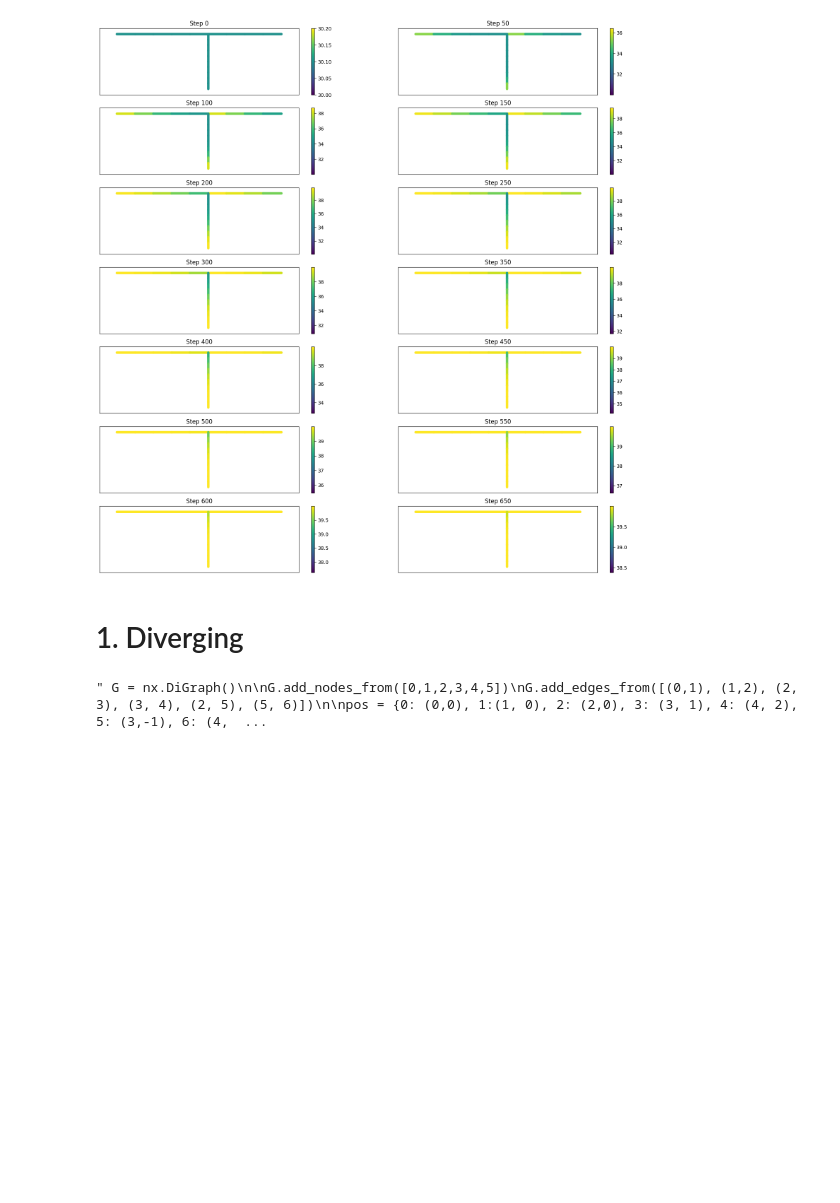
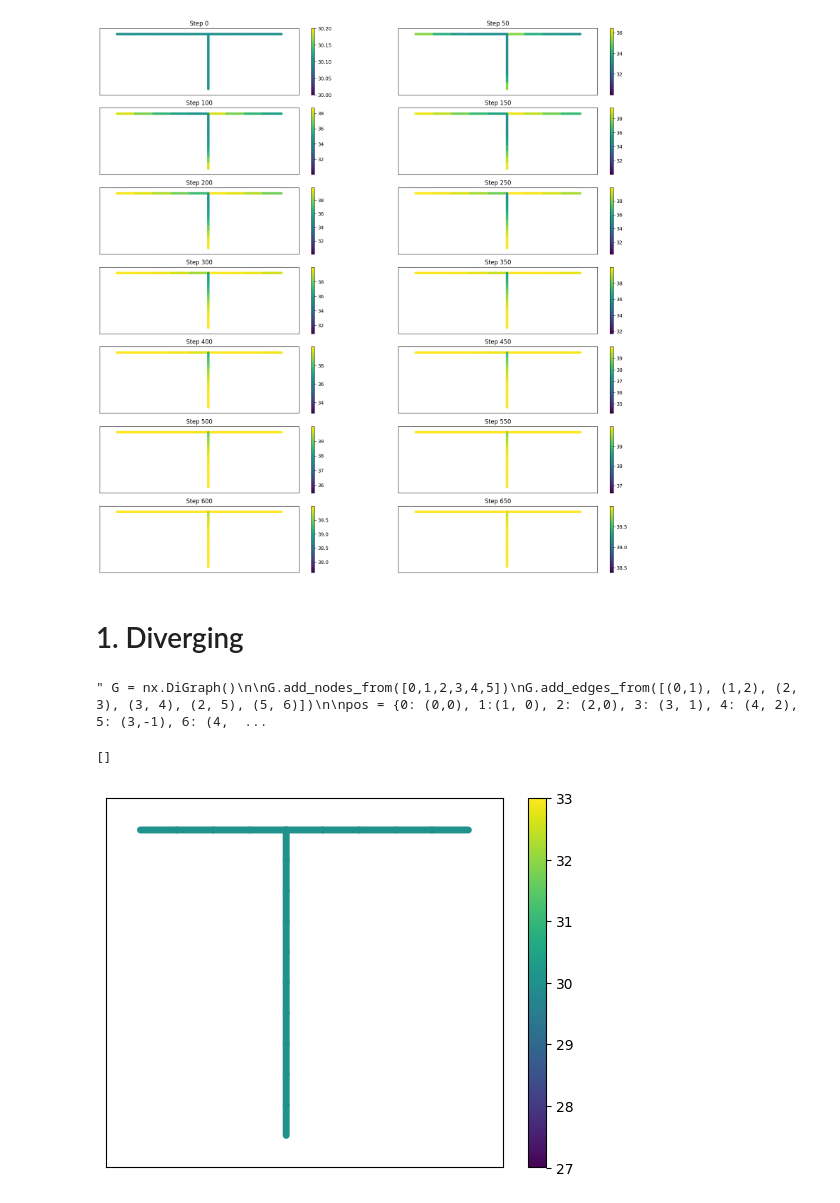
Before and after one commit to dani2442/TrafficFlow, a Jupyter notebook: notebooks/CTM_general.ipynb, the cells around one changed output. Cells and saved outputs as stored; diff of their text form; code cells hidden in the pictures; blank space fills up the shorter version.

Commit message:
diverge working

```diff
--- a/notebooks/CTM_general.ipynb
+++ b/notebooks/CTM_general.ipynb
@@ -39,7 +39,12 @@ def generate_converge():
     return G, pos
 
 def generate_diverge():
-    pass
+    G = nx.DiGraph()
+    G.add_nodes_from([i for i in range(N_x)] + [-i for i in range(1, N_x+1)])
+    G.add_edges_from([(i+1,i) for i in range(N_x-1)] + [(-i, -i-1) for i in range(1,N_x)] + [(int(N_x/2), -1)])
+
+    pos = {i: (-i, 0) for i in range(N_x)} | {-i: (-int(N_x/2), -i) for i in range(1, N_x+1)}
+    return G, pos
 
 def generate_continuous():
     G = nx.DiGraph()
@@ -239,3 +251,13 @@ pos = {0: (0,0), 1:(1, 0), 2: (2,0), 3: (3, 1), 4: (4, 2), 5: (3,-1), 6: (4, -2)
 nx.draw(G, pos, with_labels=True, font_weight='bold') """
 # %% [output]
 " G = nx.DiGraph()\n\nG.add_nodes_from([0,1,2,3,4,5])\nG.add_edges_from([(0,1), (1,2), (2, 3), (3, 4), (2, 5), (5, 6)])\n\npos = {0: (0,0), 1:(1, 0), 2: (2,0), 3: (3, 1), 4: (4, 2), 5: (3,-1), 6: (4,  ...
+# %%
+G, pos = generate_diverge()
+G = init_converge(G)
+
+fig, ax = plt.subplots()
+plot_graph(G, pos, ax, '')
+plt.plot()
+# %% [output]
+[]
+[figure, added]
```
Also changed, not shown: parts of 4 cells of this notebook.
